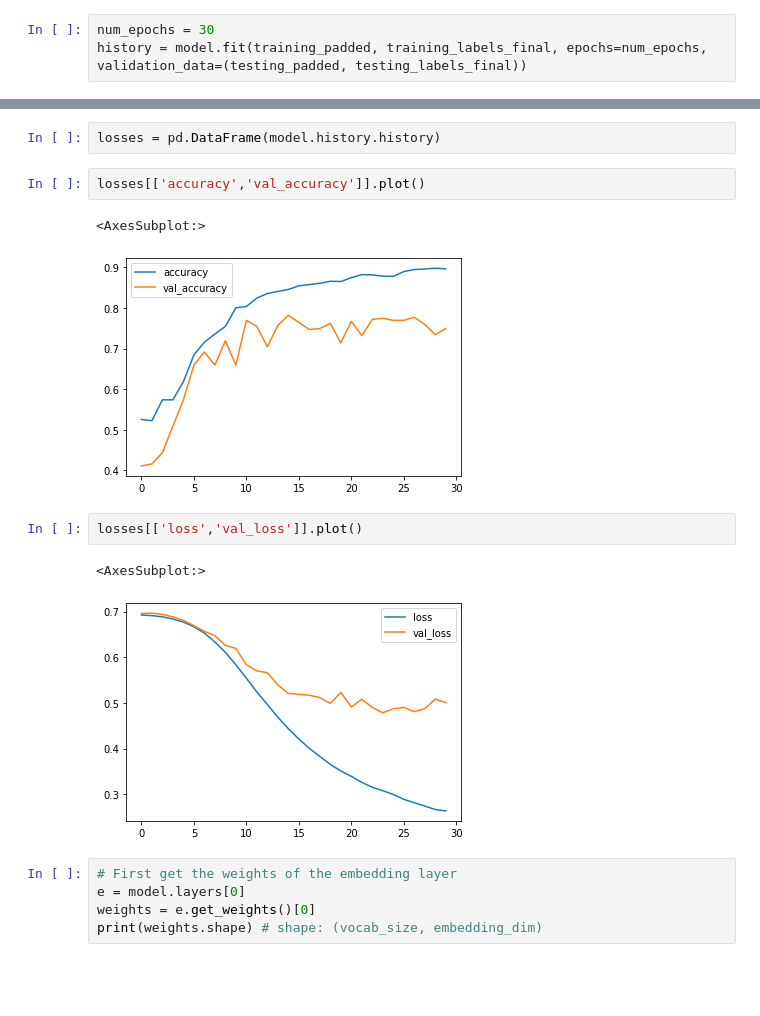
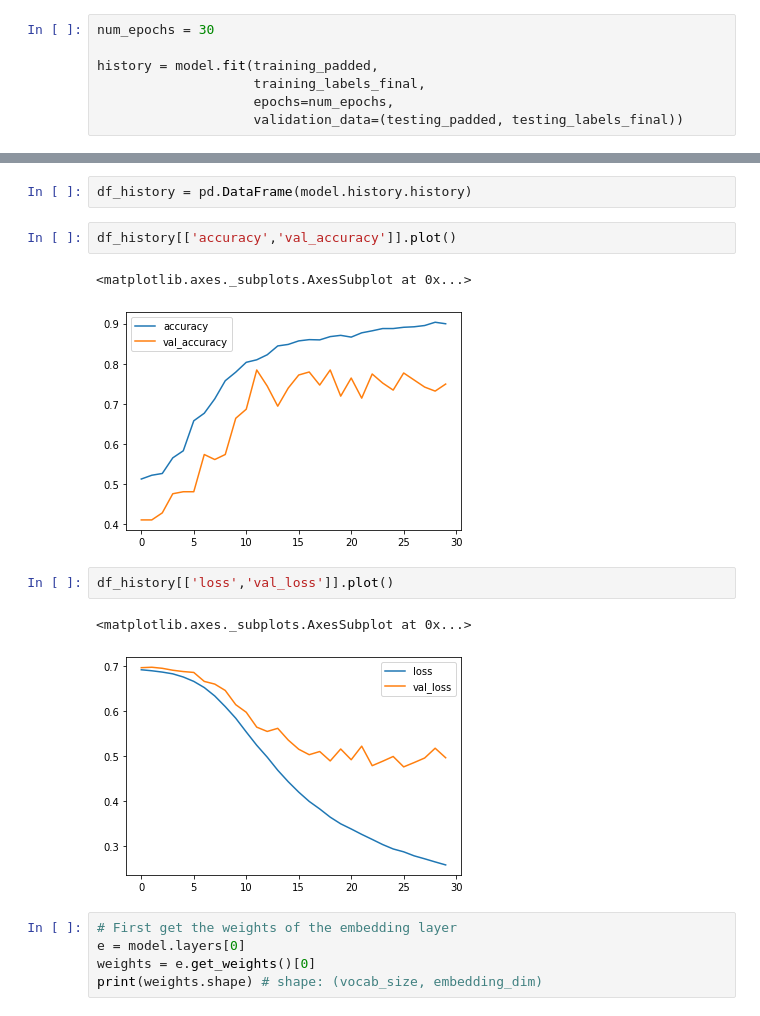
Before and after one commit to AmirRazaMBA/TensorFlow-Certification, a Jupyter notebook: 3. NLP/AZ/Tokenization_Embedding/04_nlp_tweaking_the_model.ipynb, the cells around one changed output, grey strips where cells are left out. Saved outputs shown, nothing was run; the diff lists cells and outputs as text; blank space fills up the shorter version.

```diff
--- a/3. NLP/AZ/Tokenization_Embedding/04_nlp_tweaking_the_model.ipynb
+++ b/3. NLP/AZ/Tokenization_Embedding/04_nlp_tweaking_the_model.ipynb
@@ -84,5 +112,9 @@ Non-trainable params: 0
 _________________________________________________________________
 # %%
 num_epochs = 30
-history = model.fit(training_padded, training_labels_final, epochs=num_epochs, validation_data=(testing_padded, testing_labels_final))
+
+history = model.fit(training_padded,
+                    training_labels_final,
+                    epochs=num_epochs,
+                    validation_data=(testing_padded, testing_labels_final))
 # %% [output]
@@ -124,15 +156,15 @@ plot_graphs(history, "loss")
 # %%
-losses = pd.DataFrame(model.history.history)
+df_history = pd.DataFrame(model.history.history)
 # %%
-losses[['accuracy','val_accuracy']].plot()
+df_history[['accuracy','val_accuracy']].plot()
 # %% [output]
-<AxesSubplot:>
+<matplotlib.axes._subplots.AxesSubplot at 0x...>
-[figure, old version]
+[figure, new version]
 # %%
-losses[['loss','val_loss']].plot()
+df_history[['loss','val_loss']].plot()
 # %% [output]
-<AxesSubplot:>
+<matplotlib.axes._subplots.AxesSubplot at 0x...>
-[figure, old version]
+[figure, new version]
 # %%
 # First get the weights of the embedding layer
 e = model.layers[0]
```
Also changed, not shown: parts of 10 cells of this notebook, 4 other files.
